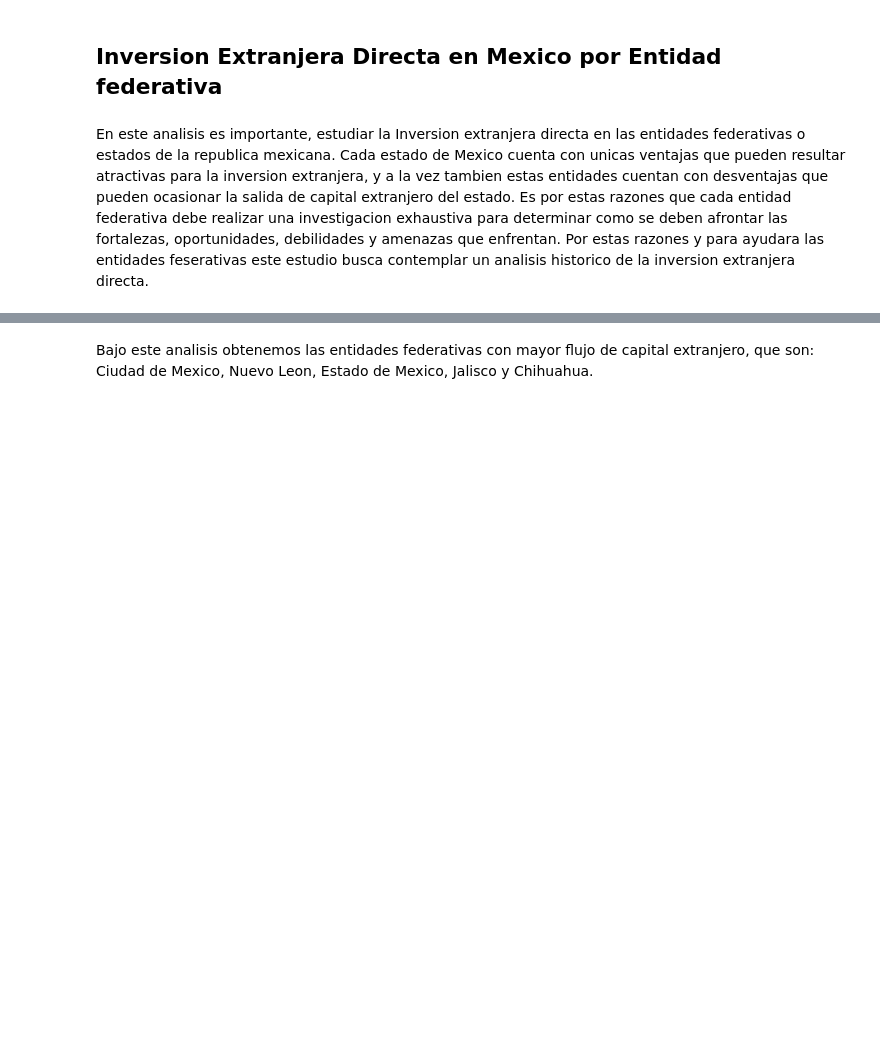
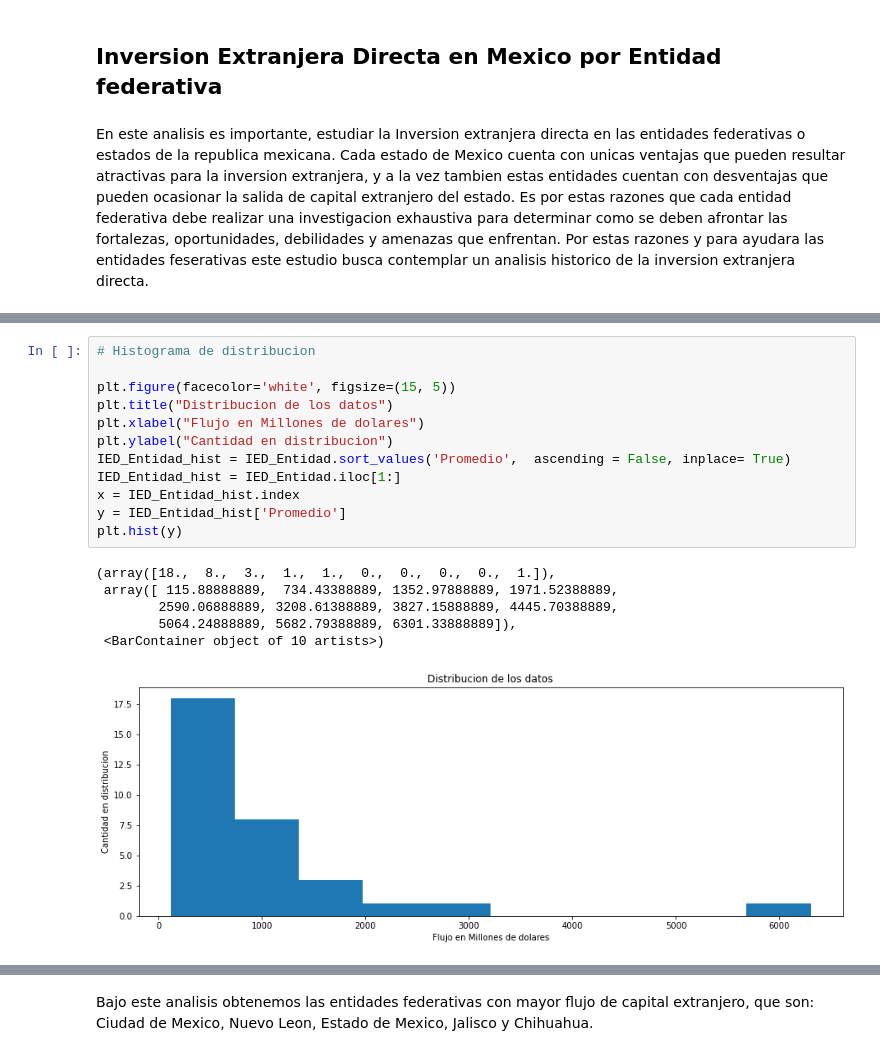
Before and after one commit to OctavioPB/Data-Analyst-Projects, a Jupyter notebook: InversionExtranjeraDirecta2023/Inversion Extranjera Directa en Mexico 2023.ipynb, the cells around one changed output, grey strips where cells are left out. Saved outputs shown, nothing was run; the diff lists cells and outputs as text; blank space fills up the shorter version.

```diff
--- a/InversionExtranjeraDirecta2023/Inversion Extranjera Directa en Mexico 2023.ipynb
+++ b/InversionExtranjeraDirecta2023/Inversion Extranjera Directa en Mexico 2023.ipynb
@@ -327,3 +330,22 @@ IED_Entidad.head(3)
+# %%
+# Histograma de distribucion
+
+plt.figure(facecolor='white', figsize=(15, 5))
+plt.title("Distribucion de los datos")
+plt.xlabel("Flujo en Millones de dolares")
+plt.ylabel("Cantidad en distribucion")
+IED_Entidad_hist = IED_Entidad.sort_values('Promedio',  ascending = False, inplace= True)
+IED_Entidad_hist = IED_Entidad.iloc[1:]
+x = IED_Entidad_hist.index
+y = IED_Entidad_hist['Promedio']
+plt.hist(y)
+# %% [output]
+(array([18.,  8.,  3.,  1.,  1.,  0.,  0.,  0.,  0.,  1.]),
+ array([ 115.88888889,  734.43388889, 1352.97888889, 1971.52388889,
+        2590.06888889, 3208.61388889, 3827.15888889, 4445.70388889,
+        5064.24888889, 5682.79388889, 6301.33888889]),
+ <BarContainer object of 10 artists>)
+[figure, added]
 # %%
 # Creamos una nueva columna con el promedio de cada estado
 
```
Also changed, not shown: parts of 8 cells of this notebook.
